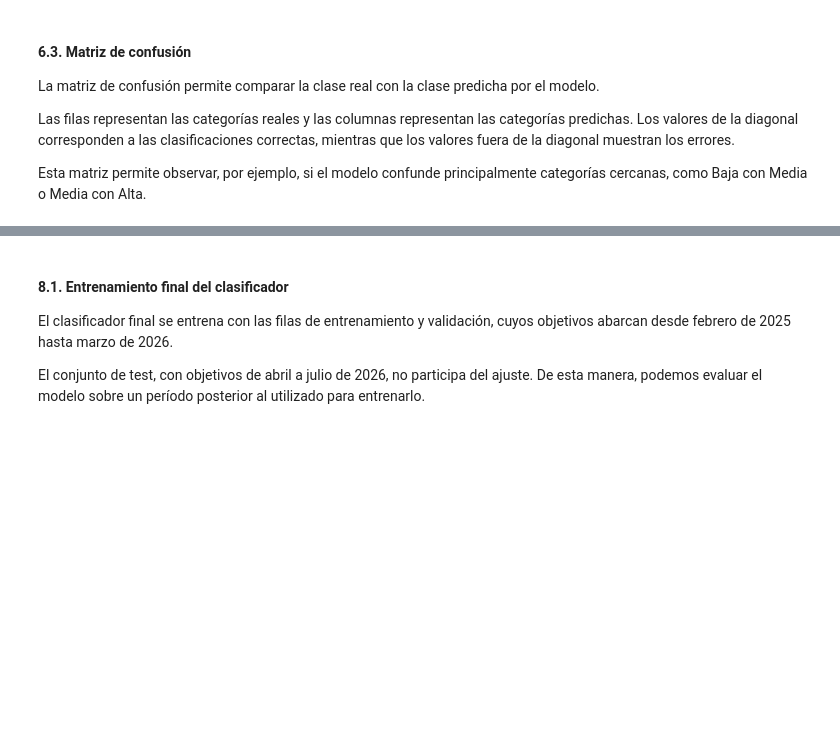
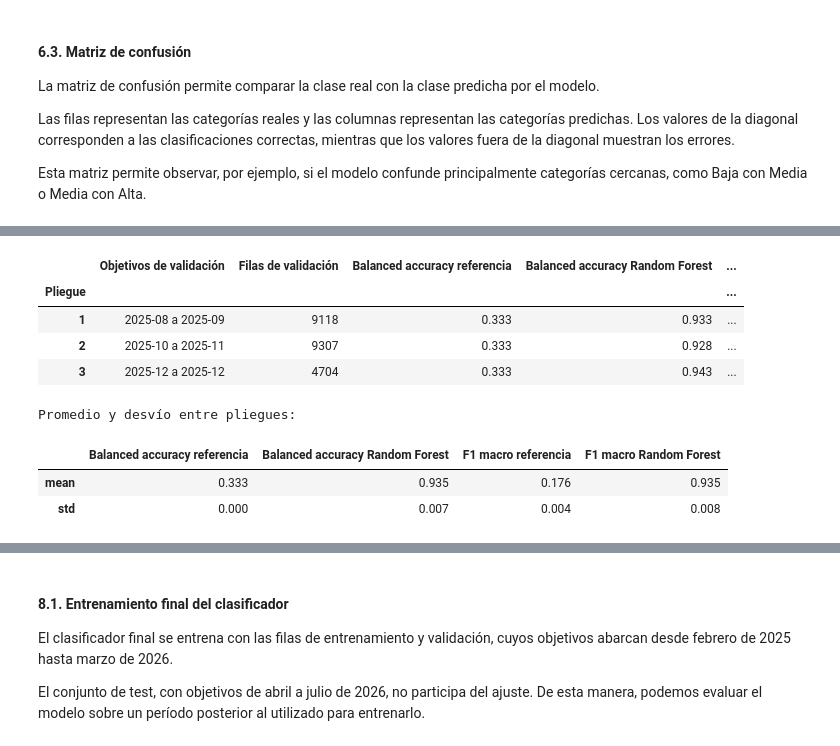
Before and after one commit to alexParedes027/oil-production-prediction, a Jupyter notebook: notebooks/05_modelado_clasificacion.ipynb, the cells around one changed output, grey strips where cells are left out. Drawn from its saved outputs; the diff is of its cells as text; code cells hidden in the pictures; blank space fills up the shorter version.

```diff
--- a/notebooks/05_modelado_clasificacion.ipynb
+++ b/notebooks/05_modelado_clasificacion.ipynb
@@ -761,0 +858,40 @@ Finalizado RF candidato.
+# %%
+from sklearn.dummy import DummyClassifier
+
+indice_mejor = busqueda_clasificacion.best_index_
+resultados_por_pliegue = []
+
+for numero, (indices_entrenamiento, indices_validacion) in enumerate(pliegues_cv):
+    y_entrenamiento_pliegue = y_train.iloc[indices_entrenamiento]
+    y_validacion_pliegue = y_train.iloc[indices_validacion]
+
+    referencia_pliegue = DummyClassifier(strategy="most_frequent")
+    referencia_pliegue.fit(X_train.iloc[indices_entrenamiento], y_entrenamiento_pliegue)
+    prediccion_referencia = referencia_pliegue.predict(X_train.iloc[indices_validacion])
+
+    resultados_por_pliegue.append({
+        "Pliegue": pliegues_temporales[numero]["Pliegue"],
+        "Objetivos de validación": resumen_pliegues[numero]["Objetivos de validación"],
+        "Filas de validación": len(indices_validacion),
+        "Balanced accuracy referencia": balanced_accuracy_score(y_validacion_pliegue, prediccion_referencia),
+        "Balanced accuracy Random Forest": resultados_busqueda.loc[indice_mejor, f"split{numero}_test_balanced_accuracy"],
+        "F1 macro referencia": f1_score(y_validacion_pliegue, prediccion_referencia, average="macro", zero_division=0),
+        "F1 macro Random Forest": resultados_busqueda.loc[indice_mejor, f"split{numero}_test_f1_macro"],
+    })
+
+tabla_pliegues = pd.DataFrame(resultados_por_pliegue).set_index("Pliegue")
+display(tabla_pliegues.round(3))
+
+columnas_metricas = [columna for columna in tabla_pliegues.columns if "Random Forest" in columna or "referencia" in columna]
+print("Promedio y desvío entre pliegues:")
+display(tabla_pliegues[columnas_metricas].agg(["mean", "std"]).round(3))
+# %% [output]
+|  | Objetivos de validación | Filas de validación | Balanced accuracy referencia | Balanced accuracy Random Forest | ... |
+| Pliegue |  |  |  |  | ... |
+| 1 | 2025-08 a 2025-09 | 9118 | 0.333 | 0.933 | ... |
+| 2 | 2025-10 a 2025-11 | 9307 | 0.333 | 0.928 | ... |
+| 3 | 2025-12 a 2025-12 | 4704 | 0.333 | 0.943 | ... |
+Promedio y desvío entre pliegues:
+|  | Balanced accuracy referencia | Balanced accuracy Random Forest | F1 macro referencia | F1 macro Random Forest |
+| mean | 0.333 | 0.935 | 0.176 | 0.935 |
+| std | 0.000 | 0.007 | 0.004 | 0.008 |
```
Also changed, not shown: parts of 25 cells of this notebook.
